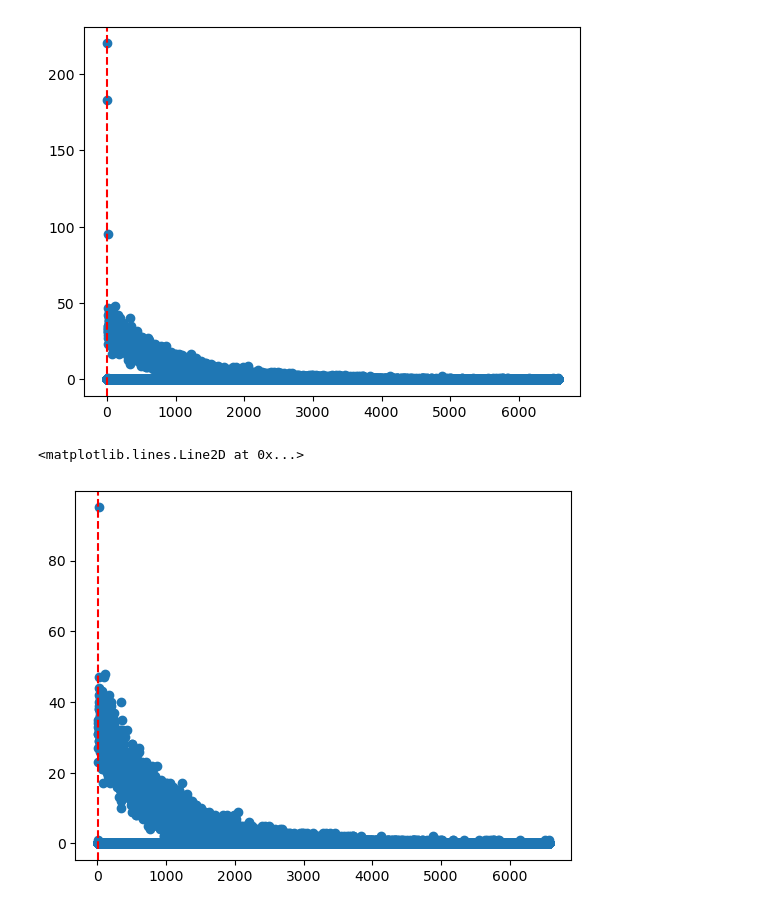
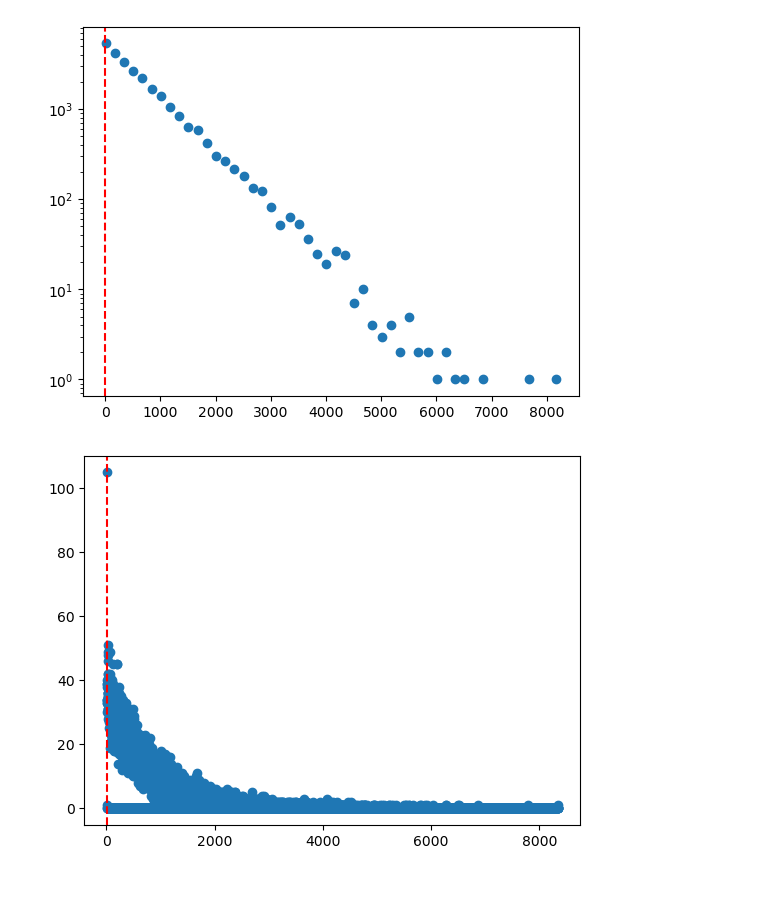
Before and after one commit to EAdelsbach/redpitaya_control, a Jupyter notebook: Notebooks/timestampt.ipynb, the cells around one changed output. Drawn from its saved outputs; the diff is of its cells as text; code cells hidden in the pictures.

```diff
--- a/Notebooks/timestampt.ipynb
+++ b/Notebooks/timestampt.ipynb
@@ -93,29 +99,28 @@ plt.ylim(-1, 2)
 # %%
 # h,b = np.histogram(ts_us[1:]-ts_us[:-1], np.linspace(0, 1e3, 10000000))
-times_us = np.asarray(ts_us, dtype=np.int64)
+times_us = np.asarray(ts_us[223:], dtype=np.int64)
 dt_us = np.diff(times_us)
 
-h,b = np.histogram(dt_us, bins = 1000000)
+h,b = np.histogram(dt_us, bins = 50)
 
 plt.scatter(b[:-1], h)
 plt.axvline(4.8, color='r', linestyle='--')
 
-# plt.yscale('log')
+plt.yscale('log')
 # plt.xlim(4, 1e3)
 # plt.xlim(0,1)
 # plt.ylim( 400,410)
 
 plt.show()
 
 dt_us = np.diff(np.asarray(ts_us, dtype=np.int64))
-dt_us_above_4_8 = dt_us[dt_us > 4.8]
+dt_us_above_5 = dt_us[dt_us > 5]
 
-h,b = np.histogram(dt_us_above_4_8, bins = 1000000)
+h,b = np.histogram(dt_us_above_5, bins = 10000)
 
 plt.scatter(b[:-1], h)
-plt.axvline(4.8, color='r', linestyle='--')
+plt.axvline(5, color='r', linestyle='--')
 plt.show()
 # %% [output]
-[figure, old version]
+[figure, new version]
-<matplotlib.lines.Line2D at 0x...>
-[figure, old version]
+[figure, new version]
```
Also changed, not shown: parts of 15 cells of this notebook, 38 other files.
